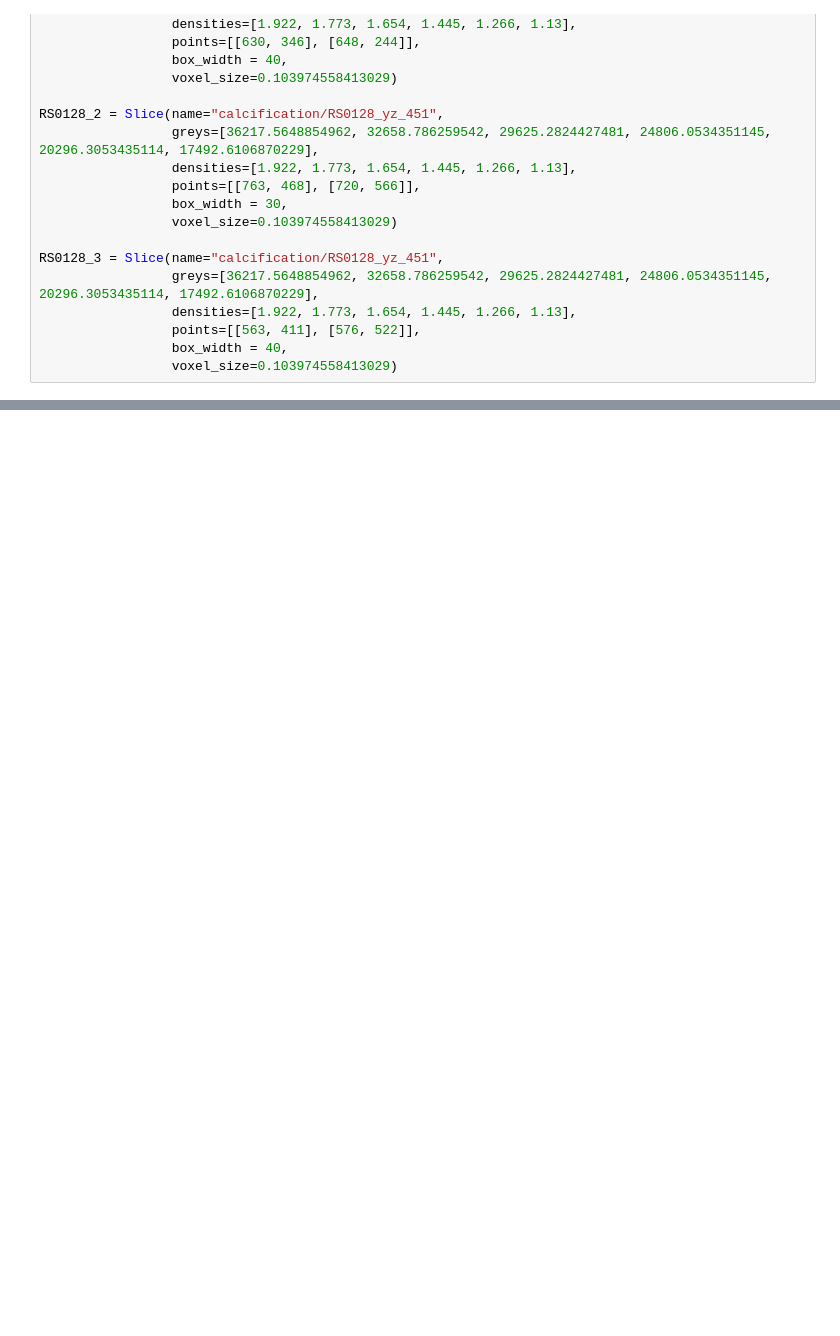
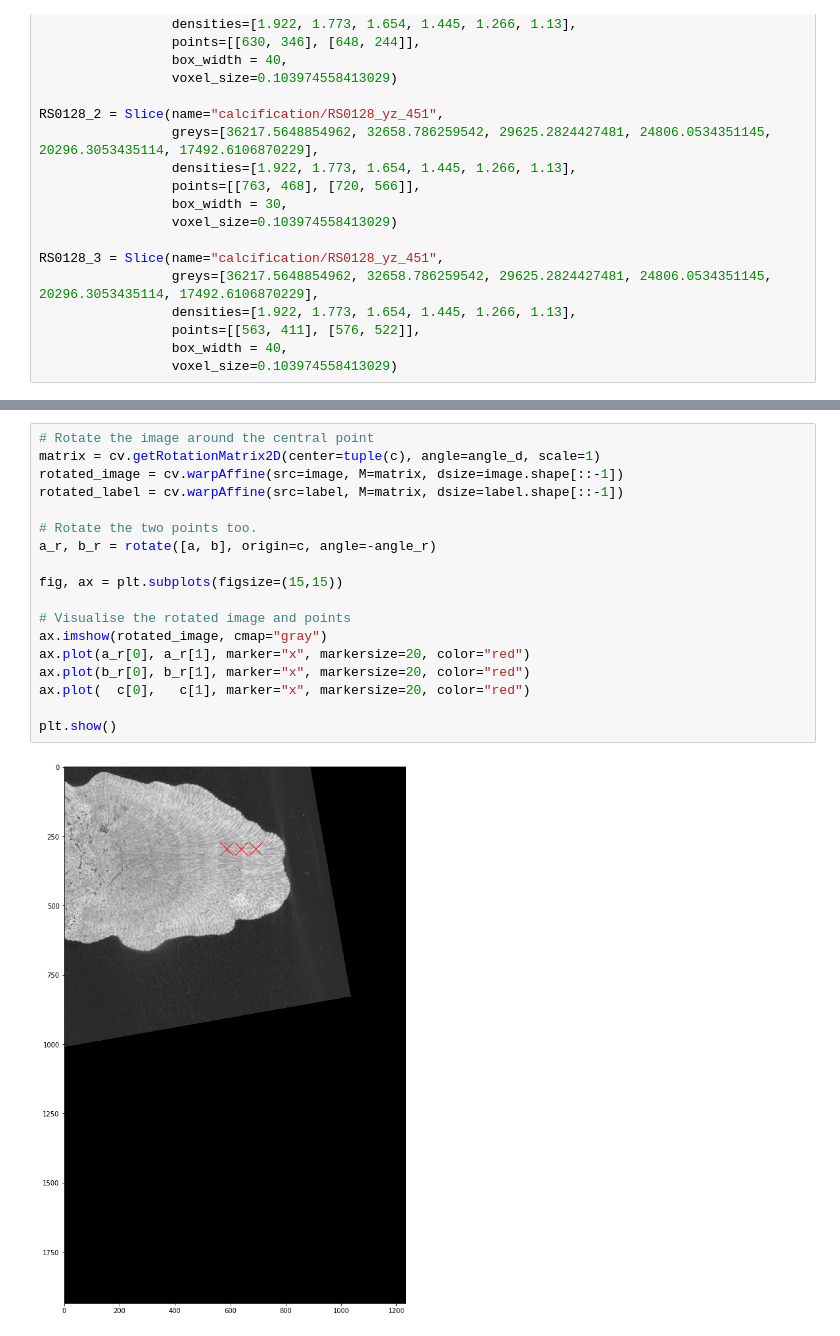
Before and after one commit to ainsleyrutterford/DeepC, a Jupyter notebook: utils/calcification.ipynb, the cells around one changed output, grey strips where cells are left out. Saved outputs shown, nothing was run; the diff lists cells and outputs as text; blank space fills up the shorter version.

```diff
--- a/utils/calcification.ipynb
+++ b/utils/calcification.ipynb
@@ -87,0 +163,20 @@ RS0128_3 = Slice(name="calcification/RS0128_yz_451",
+# %%
+# Rotate the image around the central point
+matrix = cv.getRotationMatrix2D(center=tuple(c), angle=angle_d, scale=1)
+rotated_image = cv.warpAffine(src=image, M=matrix, dsize=image.shape[::-1])
+rotated_label = cv.warpAffine(src=label, M=matrix, dsize=label.shape[::-1])
+
+# Rotate the two points too.
+a_r, b_r = rotate([a, b], origin=c, angle=-angle_r)
+
+fig, ax = plt.subplots(figsize=(15,15))
+
+# Visualise the rotated image and points
+ax.imshow(rotated_image, cmap="gray")
+ax.plot(a_r[0], a_r[1], marker="x", markersize=20, color="red")
+ax.plot(b_r[0], b_r[1], marker="x", markersize=20, color="red")
+ax.plot(  c[0],   c[1], marker="x", markersize=20, color="red")
+
+plt.show()
+# %% [output]
+[figure, added]
```
Also changed, not shown: parts of 28 cells of this notebook, 1 other file.
